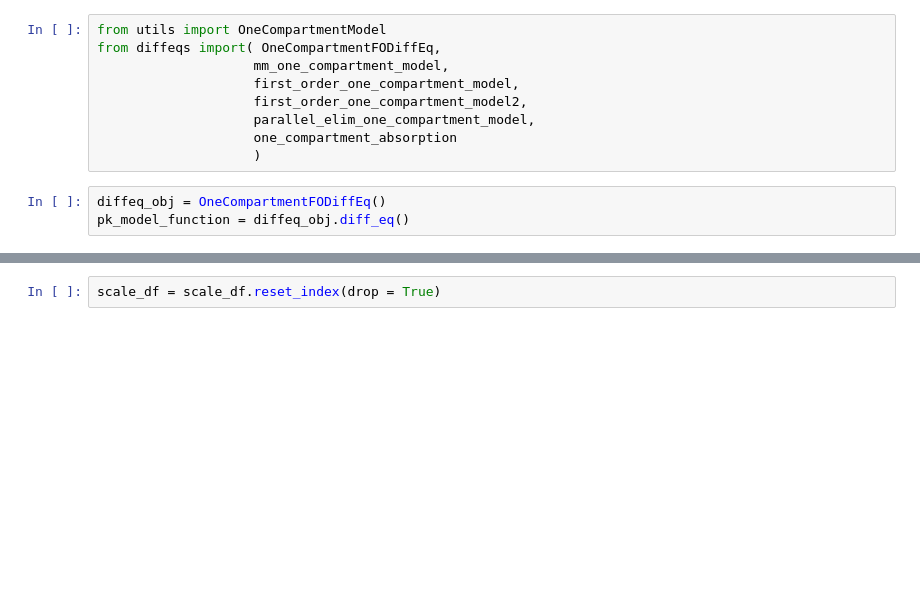
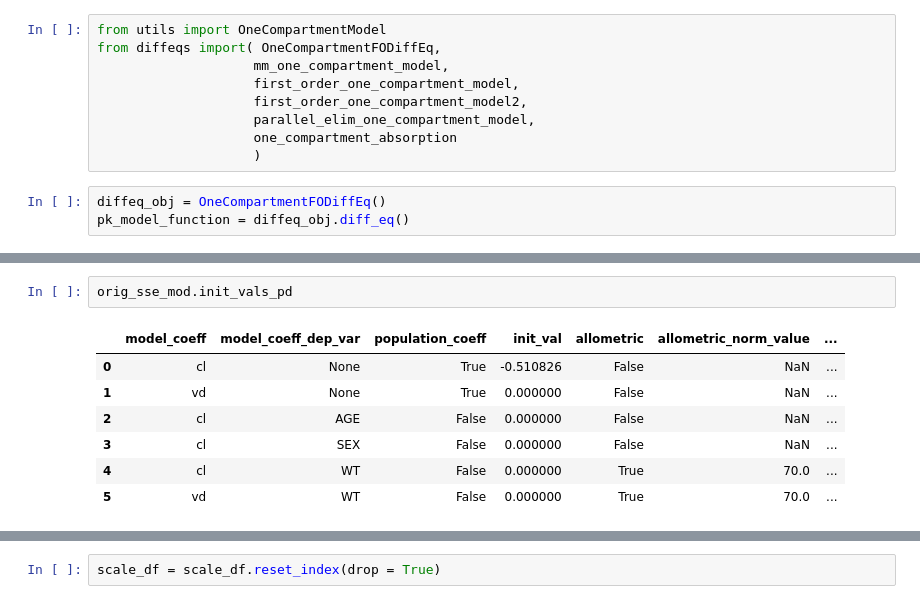
Before and after one commit to kelleyjbrady/NiceODE, a Jupyter notebook: t_0atDV_max_ode_solver_r.ipynb, the cells around one changed output, grey strips where cells are left out. Drawn from its saved outputs; the diff is of its cells as text; blank space fills up the shorter version.

```diff
--- a/t_0atDV_max_ode_solver_r.ipynb
+++ b/t_0atDV_max_ode_solver_r.ipynb
@@ -288,6 +295,16 @@ mod_see_abs = OneCompartmentModel(
                               pk_model_function=one_compartment_absorption,
                               #ode_solver_method='BDF'
                               )
+# %%
+orig_sse_mod.init_vals_pd
+# %% [output]
+|  | model_coeff | model_coeff_dep_var | population_coeff | init_val | allometric | allometric_norm_value | ... |
+| 0 | cl | None | True | -0.510826 | False | NaN | ... |
+| 1 | vd | None | True | 0.000000 | False | NaN | ... |
+| 2 | cl | AGE | False | 0.000000 | False | NaN | ... |
+| 3 | cl | SEX | False | 0.000000 | False | NaN | ... |
+| 4 | cl | WT | False | 0.000000 | True | 70.0 | ... |
+| 5 | vd | WT | False | 0.000000 | True | 70.0 | ... |
 # %%
 orig_sse_mod = orig_sse_mod.fit2(scale_df,checkpoint_filename=f'mod_abs_test.jb', parallel=False, parallel_n_jobs=4)
 # %% [output]
```
Also changed, not shown: parts of 11 cells of this notebook, 2 other files.
